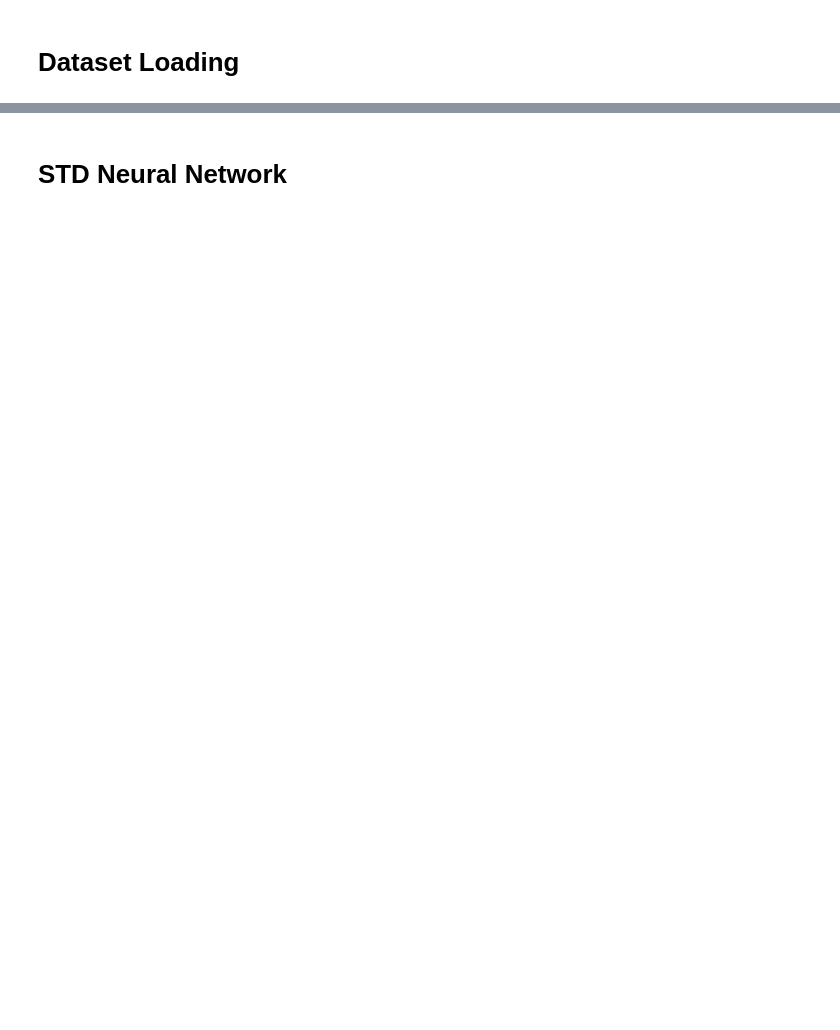
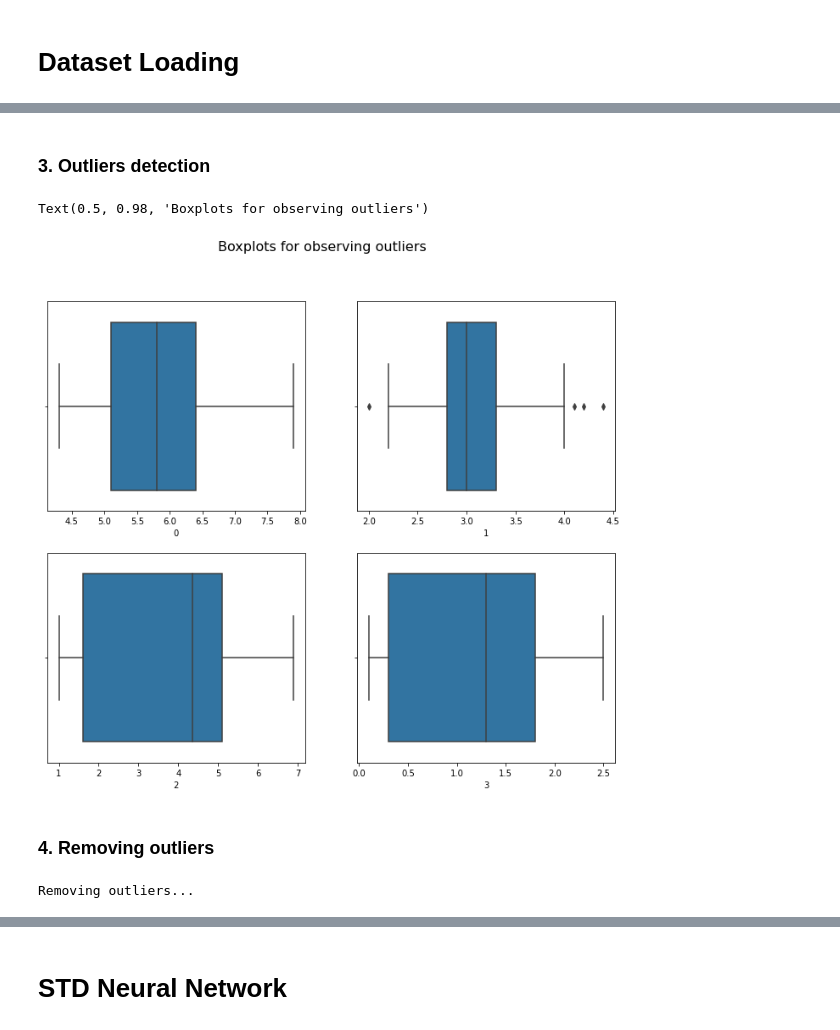
Before and after one commit to EPFLiGHT/CS433-2021-ecoML, a Jupyter notebook: notebooks/iris.ipynb, the cells around one changed output, grey strips where cells are left out. Cells and saved outputs as stored; diff of their text form; code cells hidden in the pictures; blank space fills up the shorter version.

```diff
--- a/notebooks/iris.ipynb
+++ b/notebooks/iris.ipynb
@@ -41,0 +49,26 @@ draw_histograms(dataset,dataset.columns,2,3)
+# %% [markdown]
+### 3. Outliers detection
+# %%
+#plot boxplots for observing outliers
+fig, axes = plt.subplots(len(dataset.columns)//2, 2, figsize=(12, 10))
+i = 0
+for triaxis in axes:
+    for axis in triaxis:
+        sns.boxplot(x=dataset[dataset.columns[i]], ax=axis)
+        i = i+1
+fig.suptitle('Boxplots for observing outliers', fontsize=16)
+# %% [output]
+Text(0.5, 0.98, 'Boxplots for observing outliers')
+[figure, added]
+# %% [markdown]
+### 4. Removing outliers
+# %%
+print('Removing outliers...')
+#remove outliers
+alfa=0.2
+Q1 = dataset.quantile(0.25)
+Q3 = dataset.quantile(0.75)
+IQR = Q3 - Q1
+dataset = dataset[~((dataset < (Q1 - alfa * IQR)) |(dataset > (Q3 + alfa * IQR))).any(axis=1)]
+# %% [output]
+Removing outliers...
```
Also changed, not shown: parts of 21 cells of this notebook, 2 other files.
